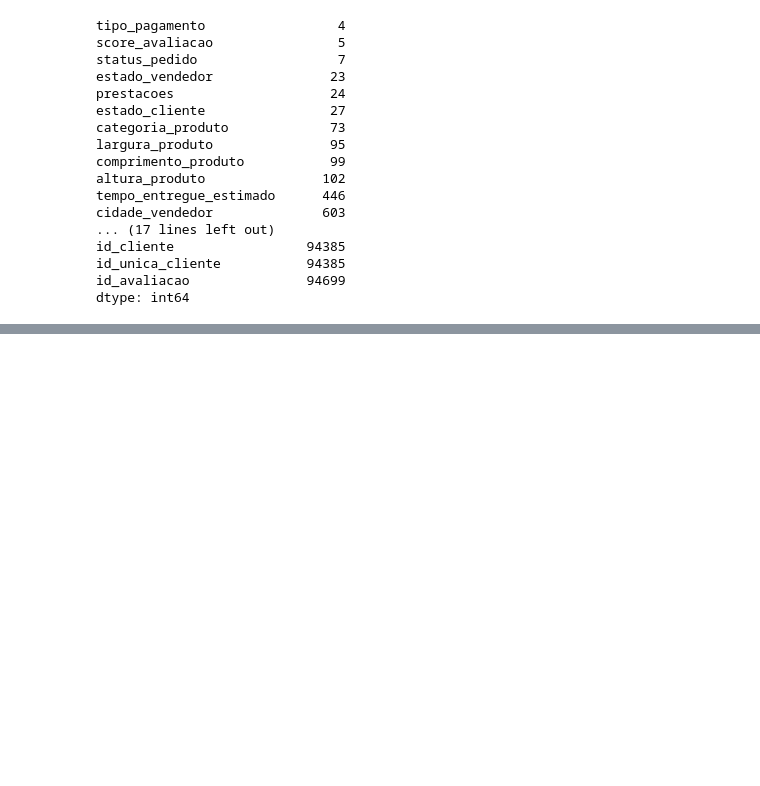
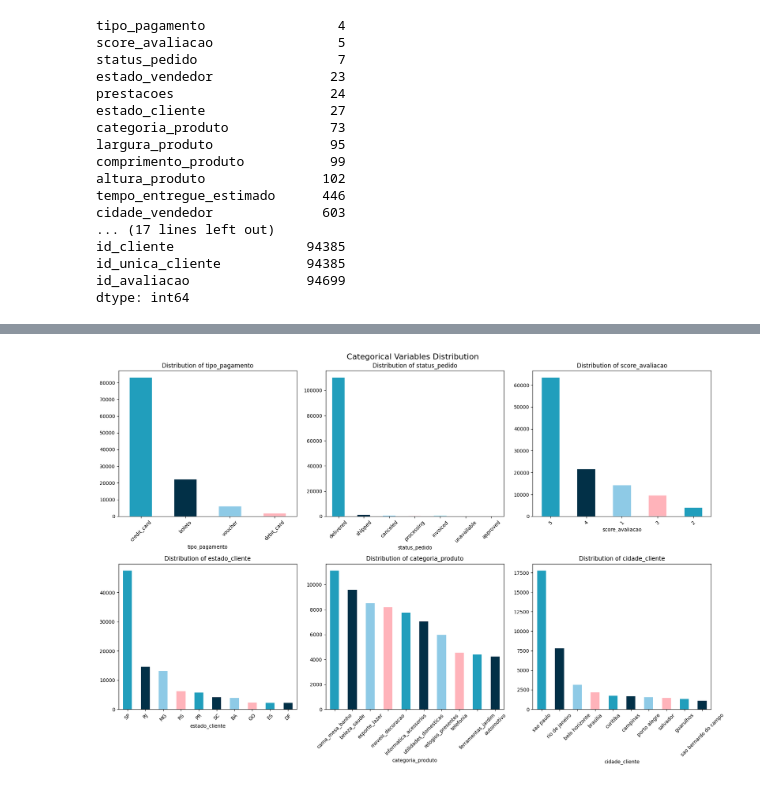
Before and after one commit to ana-ruth-bezerra/data_analysis, a Jupyter notebook: notebooks/01_exploratory_analysis.ipynb, the cells around one changed output, grey strips where cells are left out. Saved outputs shown, nothing was run; the diff lists cells and outputs as text; code cells hidden in the pictures; blank space fills up the shorter version.

```diff
--- a/notebooks/01_exploratory_analysis.ipynb
+++ b/notebooks/01_exploratory_analysis.ipynb
@@ -107,5 +107,4 @@ id_unica_cliente           94385
 id_avaliacao               94699
 dtype: int64
 # %%
-categorical_candidates = unique_counts[unique_counts <= 20]
-categorical_candidates
+categorical_candidates = unique_counts[unique_counts <= 20].index.tolist()
@@ -116,0 +118,7 @@ dtype: int64
+# %%
+categorical_manual = [
+    'categoria_produto',
+    'cidade_cliente',
+    'estado_cliente',
+]
+categorical_variables = list(set(categorical_candidates + categorical_manual))
@@ -116,0 +134,7 @@ dtype: int64
+# %%
+for col in categorical_variables:
+    print(f"\n{col} (top 10):")
+    print(df[col].value_counts().head(10))
+    print("Percent:")
+    print((df[col].value_counts(normalize=True).head(10) * 100).round(2))
+    print("-" * 40)
@@ -116,0 +159,18 @@ dtype: int64
+# %%
+fig, axes = plt.subplots(2, 3, figsize=(18, 12))
+fig.suptitle('Categorical Variables Distribution', fontsize=16)
+
+categorical_cols = categorical_variables[:6]
+
+for i, col in enumerate(categorical_cols):
+    row = i // 3
+    col_idx = i % 3
+    ax = axes[row, col_idx]
+
+    df[col].value_counts().head(10).plot(kind='bar', ax=ax, color=['#219ebc','#023047','#8ecae6','#ffb3ba'])
+    ax.set_title(f'Distribution of {col}')
+    ax.tick_params(axis='x', rotation=45)
+
+plt.tight_layout()
+# %% [output]
+[figure, added]
```
Also changed, not shown: parts of 9 cells of this notebook.
